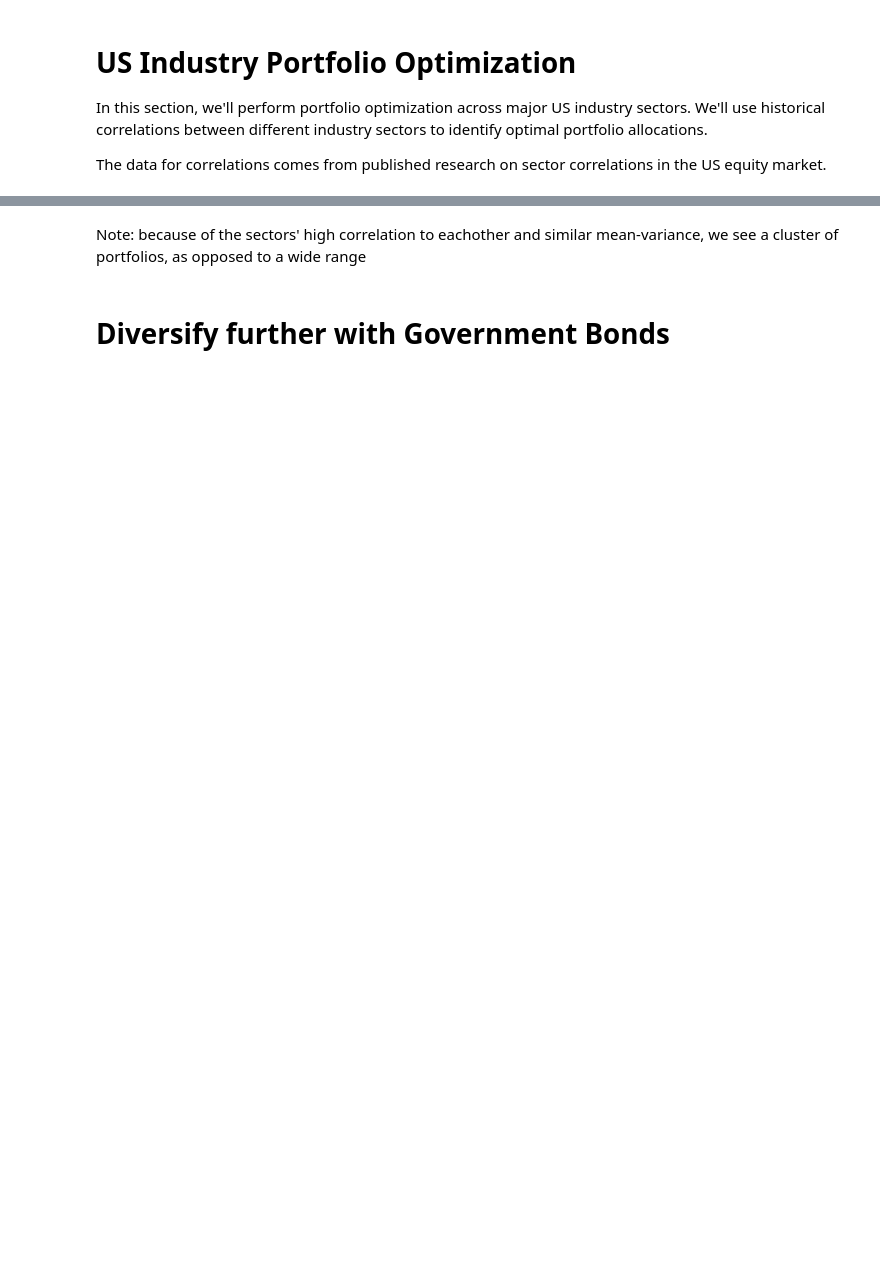
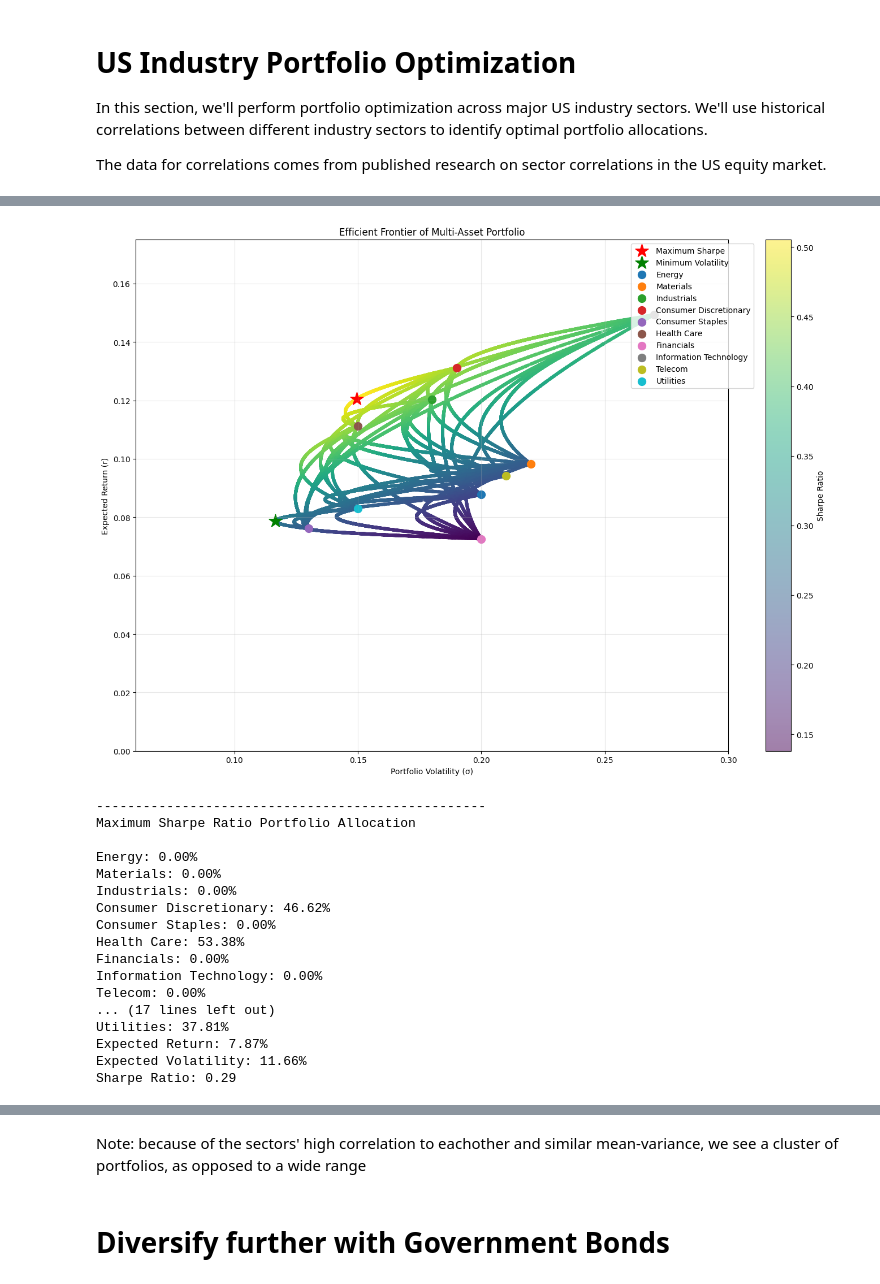
Before and after one commit to howesrichard/FM_portfolio_optimisation, a Jupyter notebook: Lecture Material.ipynb, the cells around one changed output, grey strips where cells are left out. Cells and saved outputs as stored; diff of their text form; code cells hidden in the pictures; blank space fills up the shorter version.

```diff
--- a/Lecture Material.ipynb
+++ b/Lecture Material.ipynb
@@ -580,0 +691,49 @@ plot_multi_asset_frontier(sector_returns, sector_cov, sectors)
+# %%
+# Define your inputs
+sectors = [
+    "Energy", "Materials", "Industrials", "Consumer Discretionary",
+    "Consumer Staples", "Health Care", "Financials", "Information Technology",
+    "Telecom", "Utilities"
+]
+
+sector_returns = np.array([0.0877, 0.0983, 0.1203, 0.1312, 0.0761,
+                           0.1112, 0.0726, 0.1493, 0.0942, 0.0829])
+
+sector_volatilities = np.array([0.20, 0.22, 0.18, 0.19, 0.13,
+                                0.15, 0.20, 0.27, 0.21, 0.15])
+
+sector_corr = np.array([
+    [1.00, 0.72, 0.62, 0.49, 0.36, 0.37, 0.51, 0.41, 0.33, 0.52],
+    [0.72, 1.00, 0.78, 0.71, 0.51, 0.43, 0.65, 0.52, 0.40, 0.38],
+    [0.62, 0.78, 1.00, 0.88, 0.63, 0.60, 0.83, 0.69, 0.55, 0.43],
+    [0.49, 0.71, 0.88, 1.00, 0.60, 0.57, 0.80, 0.75, 0.46, 0.33],
+    [0.36, 0.51, 0.63, 0.60, 1.00, 0.64, 0.68, 0.35, 0.45, 0.42],
+    [0.37, 0.43, 0.60, 0.57, 0.64, 1.00, 0.61, 0.53, 0.46, 0.43],
+    [0.51, 0.65, 0.83, 0.80, 0.68, 0.61, 1.00, 0.52, 0.49, 0.43],
+    [0.41, 0.52, 0.69, 0.75, 0.35, 0.53, 0.52, 1.00, 0.49, 0.17],
+    [0.33, 0.40, 0.55, 0.46, 0.45, 0.46, 0.49, 0.49, 1.00, 0.28],
+    [0.52, 0.38, 0.43, 0.33, 0.42, 0.43, 0.43, 0.17, 0.28, 1.00],
+])
+
+# Create and plot
+opt = MultiAssetOptimisation(sector_returns, sector_volatilities, sector_corr, sectors, weighting_style='constrain-assets')
+opt.plot_efficient_frontier()
+# %% [output]
+[figure, added]
+--------------------------------------------------
+Maximum Sharpe Ratio Portfolio Allocation
+
+Energy: 0.00%
+Materials: 0.00%
+Industrials: 0.00%
+Consumer Discretionary: 46.62%
+Consumer Staples: 0.00%
+Health Care: 53.38%
+Financials: 0.00%
+Information Technology: 0.00%
+Telecom: 0.00%
+... (17 lines left out)
+Utilities: 37.81%
+Expected Return: 7.87%
+Expected Volatility: 11.66%
+Sharpe Ratio: 0.29
```
Also changed, not shown: parts of 9 cells of this notebook.
